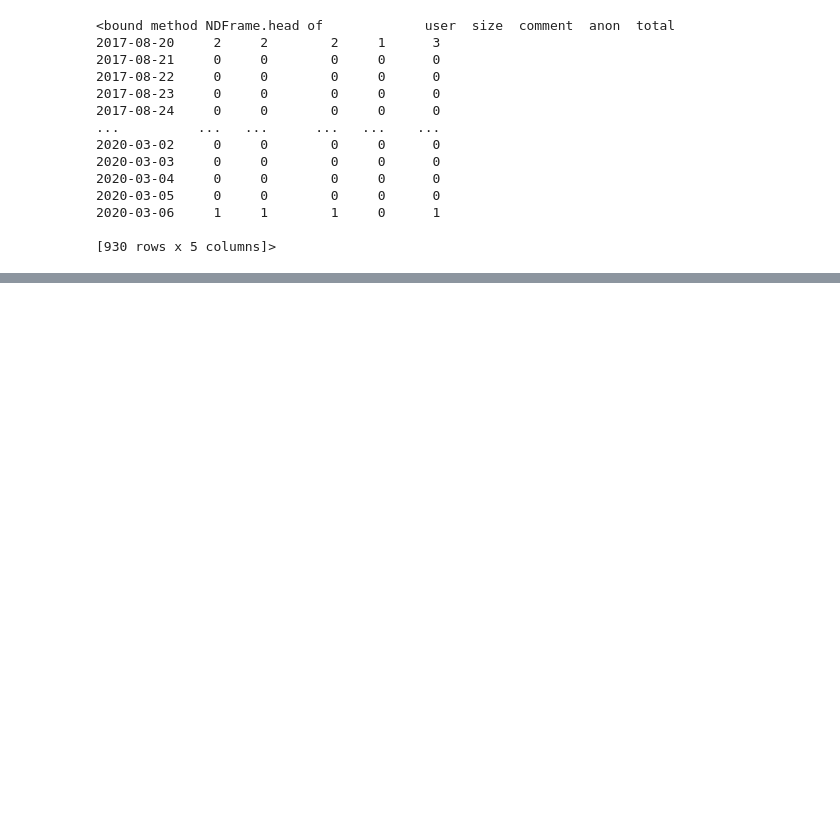
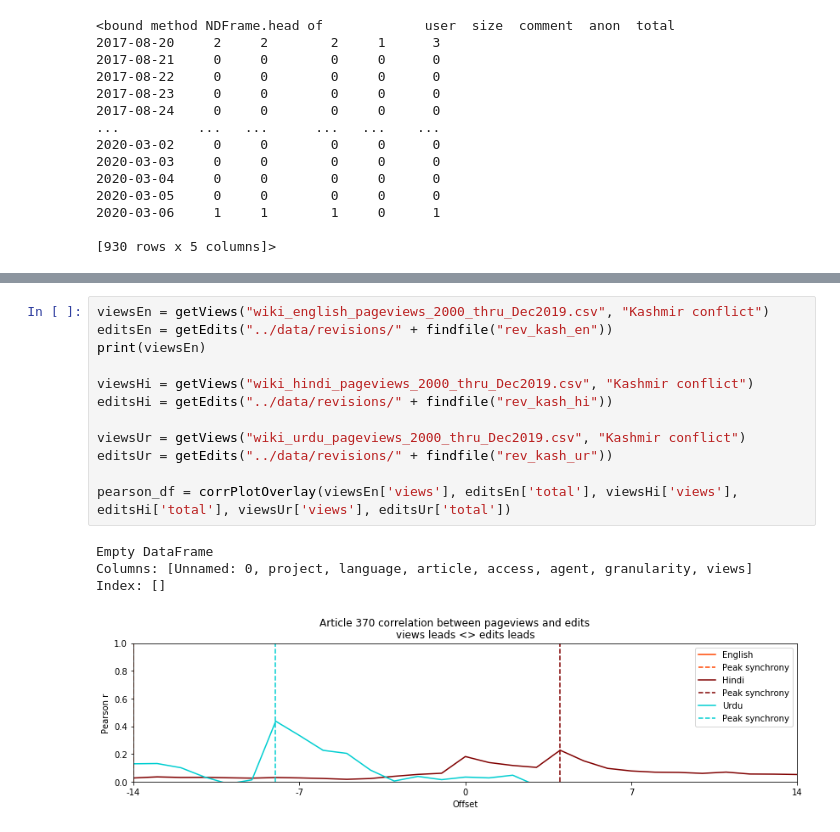
Before and after one commit to ViralNotPrasad/cscw-wiki, a Jupyter notebook: R/Pageviews.ipynb, the cells around one changed output, grey strips where cells are left out. Drawn from its saved outputs; the diff is of its cells as text; blank space fills up the shorter version.

```diff
--- a/R/Pageviews.ipynb
+++ b/R/Pageviews.ipynb
@@ -642,0 +719,17 @@ editsEn.head
+# %%
+viewsEn = getViews("wiki_english_pageviews_2000_thru_Dec2019.csv", "Kashmir conflict")
+editsEn = getEdits("../data/revisions/" + findfile("rev_kash_en"))
+print(viewsEn)
+
+viewsHi = getViews("wiki_hindi_pageviews_2000_thru_Dec2019.csv", "Kashmir conflict")
+editsHi = getEdits("../data/revisions/" + findfile("rev_kash_hi"))
+
+viewsUr = getViews("wiki_urdu_pageviews_2000_thru_Dec2019.csv", "Kashmir conflict")
+editsUr = getEdits("../data/revisions/" + findfile("rev_kash_ur"))
+
+pearson_df = corrPlotOverlay(viewsEn['views'], editsEn['total'], viewsHi['views'], editsHi['total'], viewsUr['views'], editsUr['total'])
+# %% [output]
+Empty DataFrame
+Columns: [Unnamed: 0, project, language, article, access, agent, granularity, views]
+Index: []
+[figure, added]
```
Also changed, not shown: parts of 17 cells of this notebook, 7 other files.
